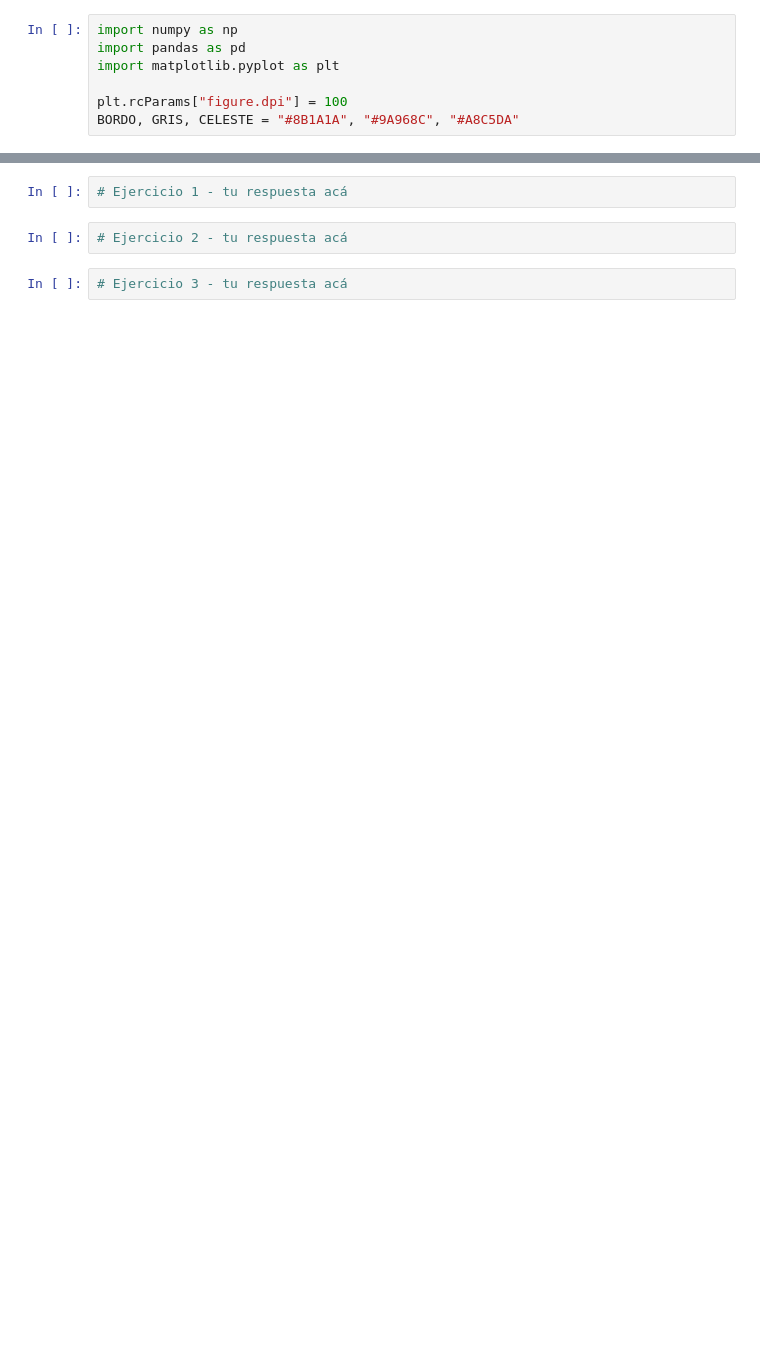
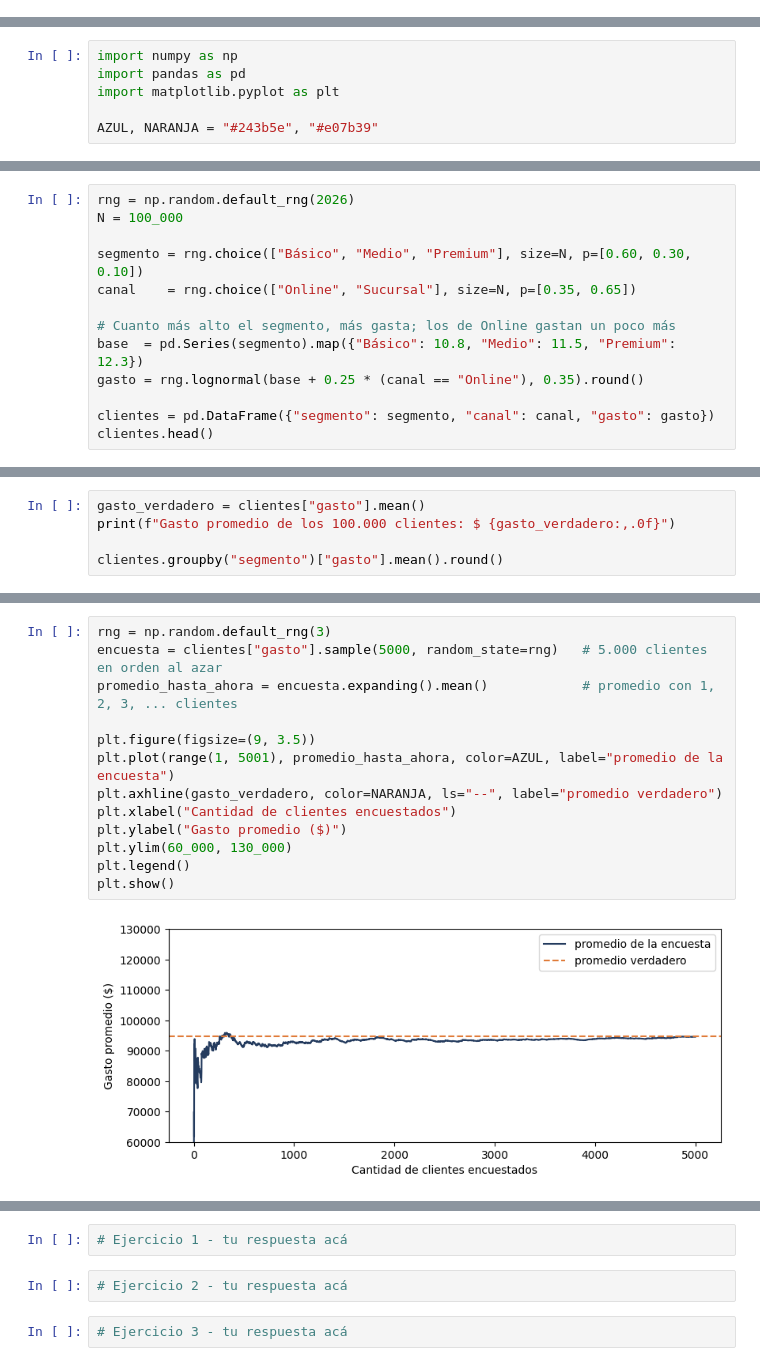
Before and after one commit to Datso653/Laboratorio-de-metodos-Cuantitativos-Aplicados-a-la-gestion, a Jupyter notebook: notebooks/19_Simulacion_de_datos_y_muestreo.ipynb, the cells around one changed output, grey strips where cells are left out. Saved outputs shown, nothing was run; the diff lists cells and outputs as text; blank space fills up the shorter version.

```diff
--- a/notebooks/19_Simulacion_de_datos_y_muestreo.ipynb
+++ b/notebooks/19_Simulacion_de_datos_y_muestreo.ipynb
@@ -35,7 +0,0 @@ Para responderla vamos a **simular**: en vez de esperar datos reales, fabricamos
-# %%
-import numpy as np
-import pandas as pd
-import matplotlib.pyplot as plt
-
-plt.rcParams["figure.dpi"] = 100
-BORDO, GRIS, CELESTE = "#8B1A1A", "#9A968C", "#A8C5DA"
@@ -618,0 +28,6 @@ Verificalo: sacá 1.000 muestras de ese tamaño y contá en qué porcentaje de e
+# %%
+import numpy as np
+import pandas as pd
+import matplotlib.pyplot as plt
+
+AZUL, NARANJA = "#243b5e", "#e07b39"
@@ -618,0 +68,13 @@ Verificalo: sacá 1.000 muestras de ese tamaño y contá en qué porcentaje de e
+# %%
+rng = np.random.default_rng(2026)
+N = 100_000
+
+segmento = rng.choice(["Básico", "Medio", "Premium"], size=N, p=[0.60, 0.30, 0.10])
+canal    = rng.choice(["Online", "Sucursal"], size=N, p=[0.35, 0.65])
+
+# Cuanto más alto el segmento, más gasta; los de Online gastan un poco más
+base  = pd.Series(segmento).map({"Básico": 10.8, "Medio": 11.5, "Premium": 12.3})
+gasto = rng.lognormal(base + 0.25 * (canal == "Online"), 0.35).round()
+
+clientes = pd.DataFrame({"segmento": segmento, "canal": canal, "gasto": gasto})
+clientes.head()
@@ -618,0 +88,5 @@ Verificalo: sacá 1.000 muestras de ese tamaño y contá en qué porcentaje de e
+# %%
+gasto_verdadero = clientes["gasto"].mean()
+print(f"Gasto promedio de los 100.000 clientes: $ {gasto_verdadero:,.0f}")
+
+clientes.groupby("segmento")["gasto"].mean().round()
@@ -618,0 +120,15 @@ Verificalo: sacá 1.000 muestras de ese tamaño y contá en qué porcentaje de e
+# %%
+rng = np.random.default_rng(3)
+encuesta = clientes["gasto"].sample(5000, random_state=rng)   # 5.000 clientes en orden al azar
+promedio_hasta_ahora = encuesta.expanding().mean()            # promedio con 1, 2, 3, ... clientes
+
+plt.figure(figsize=(9, 3.5))
+plt.plot(range(1, 5001), promedio_hasta_ahora, color=AZUL, label="promedio de la encuesta")
+plt.axhline(gasto_verdadero, color=NARANJA, ls="--", label="promedio verdadero")
+plt.xlabel("Cantidad de clientes encuestados")
+plt.ylabel("Gasto promedio ($)")
+plt.ylim(60_000, 130_000)
+plt.legend()
+plt.show()
+# %% [output]
+[figure, added]
```
Also changed, not shown: parts of 88 cells of this notebook, 4 other files.
